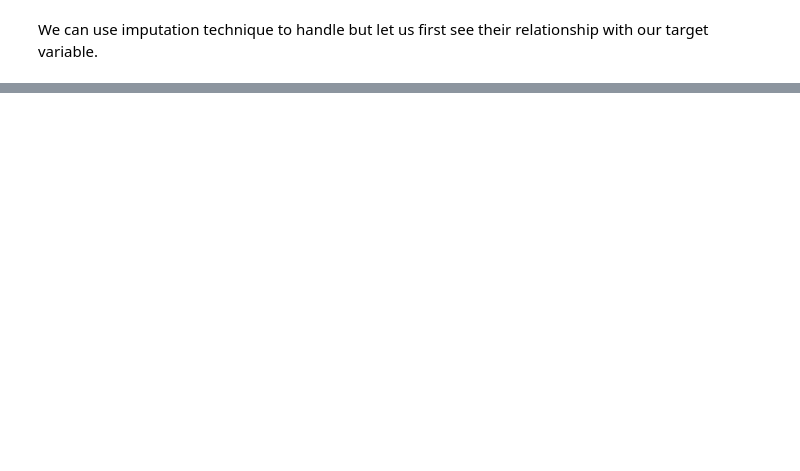
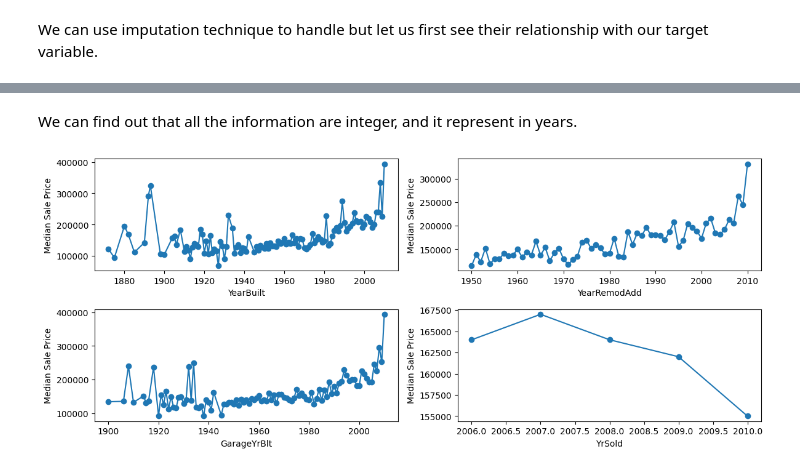
Before and after one commit to ferygood/ML_deploy, a Jupyter notebook: 01-Developing-ML-models/01-feature-engineering.ipynb, the cells around one changed output, grey strips where cells are left out. Cells and saved outputs as stored; diff of their text form; code cells hidden in the pictures; blank space fills up the shorter version.

```diff
--- a/01-Developing-ML-models/01-feature-engineering.ipynb
+++ b/01-Developing-ML-models/01-feature-engineering.ipynb
@@ -144,0 +167,3 @@ From the above figure, we can observed some feature which include missing values
+# %%
+years_vars = [var for var in num_vars if 'Yr' in var or 'Year' in var]
+years_vars
@@ -144,0 +172,4 @@ From the above figure, we can observed some feature which include missing values
+# %%
+for var in years_vars:
+    print(var, df[var].unique(), df[var].dtype)
+    print("---")
@@ -144,0 +194,16 @@ From the above figure, we can observed some feature which include missing values
+# %% [markdown]
+We can find out that all the information are integer, and it represent in years.
+# %%
+fig, axs = plt.subplots(nrows=2, ncols=2, figsize=(12, 5))
+for i, var in enumerate(years_vars):
+    row = i // 2
+    col = i % 2
+
+    median_price = df.groupby(var)["SalePrice"].median()
+    axs[row, col].plot(median_price.index, median_price.values, marker="o")
+    axs[row, col].set_xlabel(var)
+    axs[row, col].set_ylabel("Median Sale Price")
+plt.tight_layout()
+plt.show()
+# %% [output]
+[figure, added]
```
Also changed, not shown: parts of 12 cells of this notebook, 1 other file.
